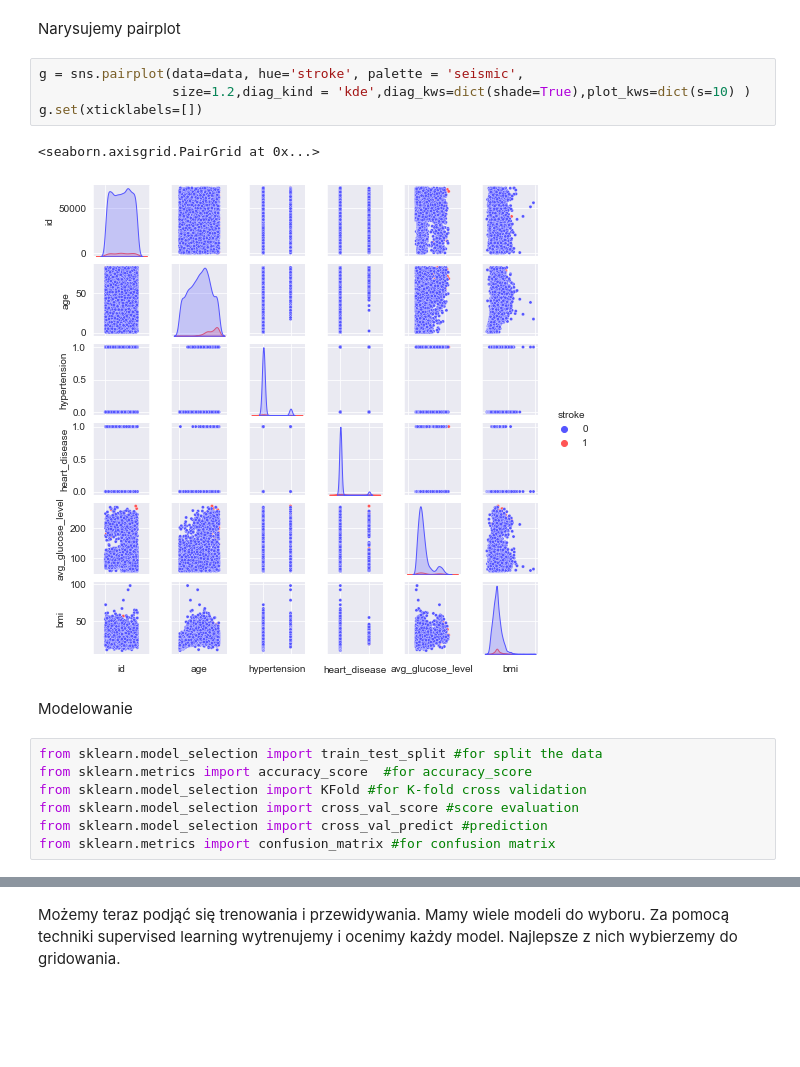
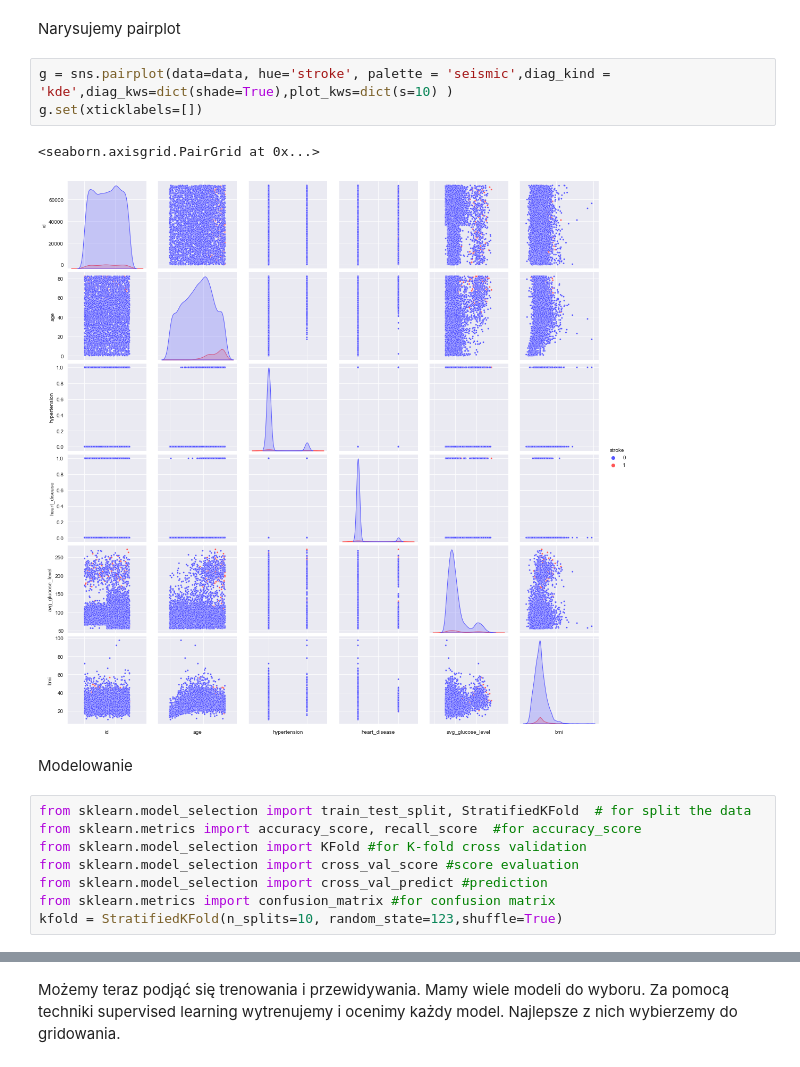
Before and after one commit to she3r/Projekt_PSI, a Jupyter notebook: Projekt zaliczeniowy/project_v2.ipynb, the cells around one changed output, grey strips where cells are left out. Drawn from its saved outputs; the diff is of its cells as text; blank space fills up the shorter version.

```diff
--- a/Projekt zaliczeniowy/project_v2.ipynb
+++ b/Projekt zaliczeniowy/project_v2.ipynb
@@ -174,18 +174,18 @@ plt.show()
 # %% [markdown]
 Narysujemy pairplot
 # %%
-g = sns.pairplot(data=data, hue='stroke', palette = 'seismic',
-                 size=1.2,diag_kind = 'kde',diag_kws=dict(shade=True),plot_kws=dict(s=10) )
+g = sns.pairplot(data=data, hue='stroke', palette = 'seismic',diag_kind = 'kde',diag_kws=dict(shade=True),plot_kws=dict(s=10) )
 g.set(xticklabels=[])
 # %% [output]
 <seaborn.axisgrid.PairGrid at 0x...>
-[figure, old version]
+[figure, new version]
 # %% [markdown]
 Modelowanie
 # %%
-from sklearn.model_selection import train_test_split #for split the data
-from sklearn.metrics import accuracy_score  #for accuracy_score
+from sklearn.model_selection import train_test_split, StratifiedKFold  # for split the data
+from sklearn.metrics import accuracy_score, recall_score  #for accuracy_score
 from sklearn.model_selection import KFold #for K-fold cross validation
 from sklearn.model_selection import cross_val_score #score evaluation
 from sklearn.model_selection import cross_val_predict #prediction
 from sklearn.metrics import confusion_matrix #for confusion matrix
+kfold = StratifiedKFold(n_splits=10, random_state=123,shuffle=True)
```
Also changed, not shown: parts of 31 cells of this notebook.
